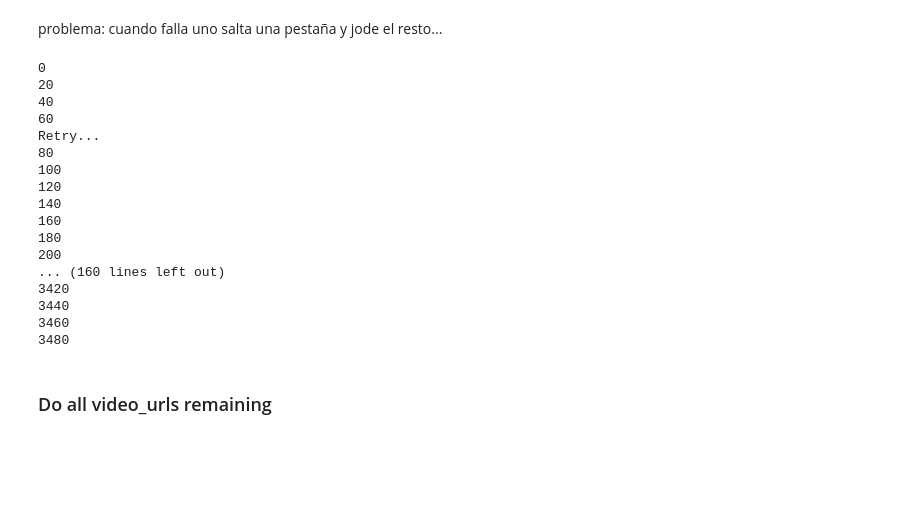
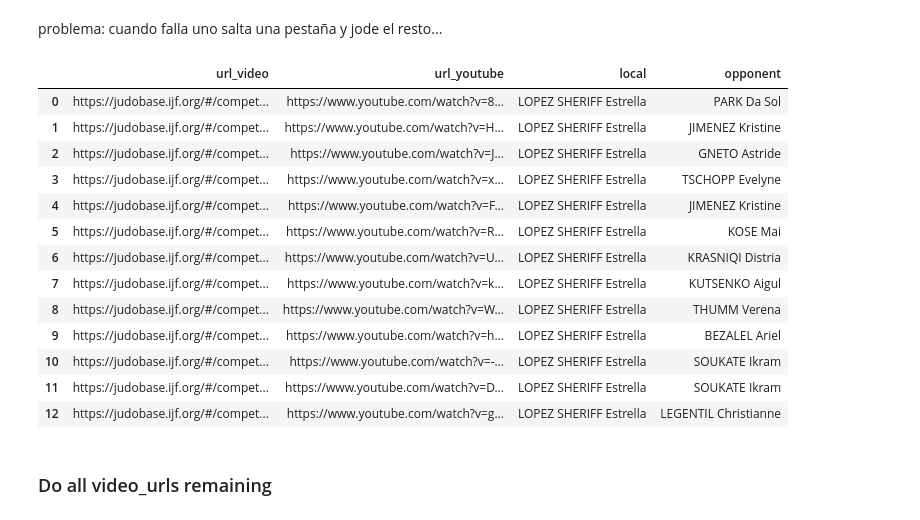
Before and after one commit to sajTempler/judo, a Jupyter notebook: judo/scrape2.ipynb, the cells around one changed output. Drawn from its saved outputs; the diff is of its cells as text; code cells hidden in the pictures; blank space fills up the shorter version.

```diff
--- a/judo/scrape2.ipynb
+++ b/judo/scrape2.ipynb
@@ -31,10 +215,10 @@ competitors = conn.as_pandas('select * from competitors', index_col='index').res
 # %% [markdown]
 problema: cuando falla uno salta una pestaña y jode el resto...
 # %%
-some_videos = all_battles[all_battles.category=='women_52'].url_video
+some_videos = all_battles[all_battles.local=='WADA Rinoko'].url_video
 
 for i, url_video in enumerate(some_videos):
-    if i % 20 == 0:
+    if i % 20 == -1:
         print(i)
 
     if url_video is None:
@@ -56,24 +240,23 @@ for i, url_video in enumerate(some_videos):
         ("{url_video+'bb'}", "{url_youtube}", "{local}", "{opponent}");
         '''
     )
-# %% [output]
-0
-20
-40
-60
-Retry...
-80
-100
-120
-140
-160
-180
-200
-... (160 lines left out)
-3420
-3440
-3460
-3480
+# %%
+videos_estre
+# %% [output]
+|  | url_video | url_youtube | local | opponent |
+| 0 | https://judobase.ijf.org/#/compet... | https://www.youtube.com/watch?v=8... | LOPEZ SHERIFF Estrella | PARK Da Sol |
+| 1 | https://judobase.ijf.org/#/compet... | https://www.youtube.com/watch?v=H... | LOPEZ SHERIFF Estrella | JIMENEZ Kristine |
+| 2 | https://judobase.ijf.org/#/compet... | https://www.youtube.com/watch?v=J... | LOPEZ SHERIFF Estrella | GNETO Astride |
+| 3 | https://judobase.ijf.org/#/compet... | https://www.youtube.com/watch?v=x... | LOPEZ SHERIFF Estrella | TSCHOPP Evelyne |
+| 4 | https://judobase.ijf.org/#/compet... | https://www.youtube.com/watch?v=F... | LOPEZ SHERIFF Estrella | JIMENEZ Kristine |
+| 5 | https://judobase.ijf.org/#/compet... | https://www.youtube.com/watch?v=R... | LOPEZ SHERIFF Estrella | KOSE Mai |
+| 6 | https://judobase.ijf.org/#/compet... | https://www.youtube.com/watch?v=U... | LOPEZ SHERIFF Estrella | KRASNIQI Distria |
+| 7 | https://judobase.ijf.org/#/compet... | https://www.youtube.com/watch?v=k... | LOPEZ SHERIFF Estrella | KUTSENKO Aigul |
+| 8 | https://judobase.ijf.org/#/compet... | https://www.youtube.com/watch?v=W... | LOPEZ SHERIFF Estrella | THUMM Verena |
+| 9 | https://judobase.ijf.org/#/compet... | https://www.youtube.com/watch?v=h... | LOPEZ SHERIFF Estrella | BEZALEL Ariel |
+| 10 | https://judobase.ijf.org/#/compet... | https://www.youtube.com/watch?v=-... | LOPEZ SHERIFF Estrella | SOUKATE Ikram |
+| 11 | https://judobase.ijf.org/#/compet... | https://www.youtube.com/watch?v=D... | LOPEZ SHERIFF Estrella | SOUKATE Ikram |
+| 12 | https://judobase.ijf.org/#/compet... | https://www.youtube.com/watch?v=g... | LOPEZ SHERIFF Estrella | LEGENTIL Christianne |
 # %% [markdown]
 ### Do all video_urls remaining
 # %%
```
Also changed, not shown: parts of 60 cells of this notebook, 8 other files.
